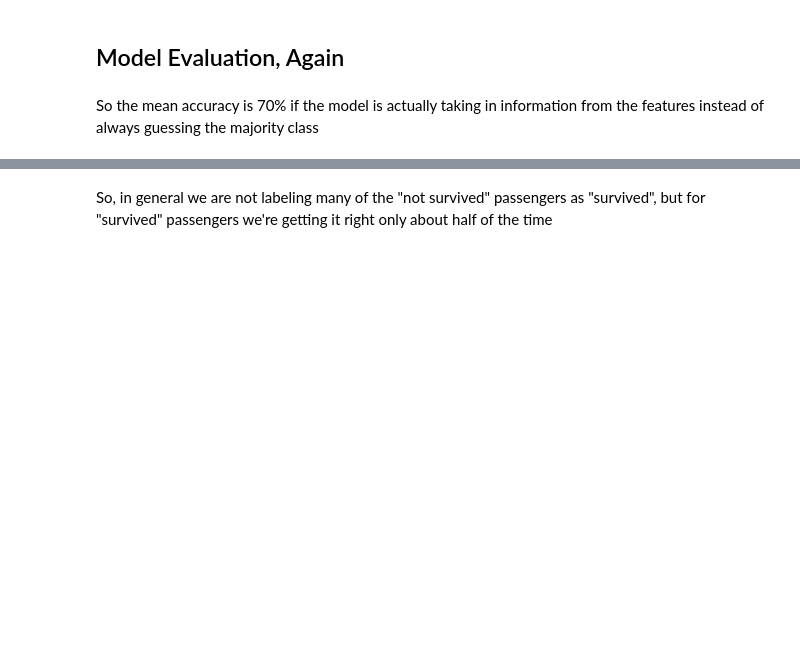
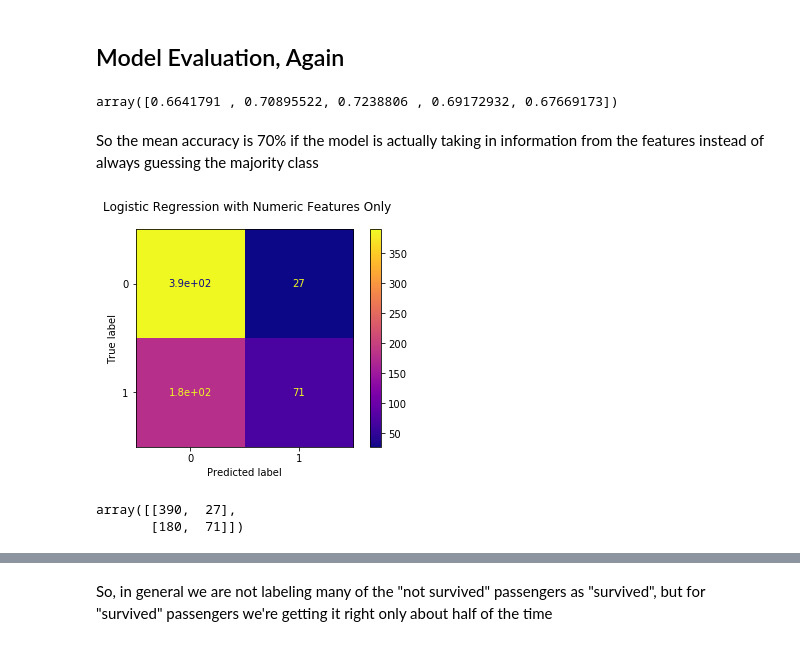
Before and after one commit to learn-co-students/predictive-classification-workflow-seattle-ds-012720, a Jupyter notebook: index.ipynb, the cells around one changed output, grey strips where cells are left out. Drawn from its saved outputs; the diff is of its cells as text; code cells hidden in the pictures; blank space fills up the shorter version.

```diff
--- a/index.ipynb
+++ b/index.ipynb
@@ -96,6 +138,6 @@ A pretty lopsided confusion matrix!
 
 Let's use a logistic regression and compare its performance
 # %%
-logreg_model = LogisticRegression(random_state=2019)
+simple_logreg_model = LogisticRegression(random_state=2020)
 # %%
-logreg_model.fit(X_train, y_train)
+simple_logreg_model.fit(X_train, y_train)
@@ -112,2 +162,6 @@ logreg_model.score(X_train, y_train)
+# %%
+cross_val_score(simple_logreg_model, X_train, y_train, cv=5)
+# %% [output]
+array([0.6641791 , 0.70895522, 0.7238806 , 0.69172932, 0.67669173])
 # %% [markdown]
 So the mean accuracy is 70% if the model is actually taking in information from the features instead of always guessing the majority class
@@ -116,2 +168,13 @@ plot_confusion_matrix(logreg_model, X_train, y_train)
+# %%
+fig, ax = plt.subplots()
+
+fig.suptitle("Logistic Regression with Numeric Features Only")
+
+plot_confusion_matrix(simple_logreg_model, X_train, y_train, ax=ax, cmap="plasma");
+# %% [output]
+[figure, added]
 # %%
-confusion_matrix(y_train, logreg_model.predict(X_train))
+confusion_matrix(y_train, simple_logreg_model.predict(X_train))
+# %% [output]
+array([[390,  27],
+       [180,  71]])
```
Also changed, not shown: parts of 145 cells of this notebook, 1 other file.
